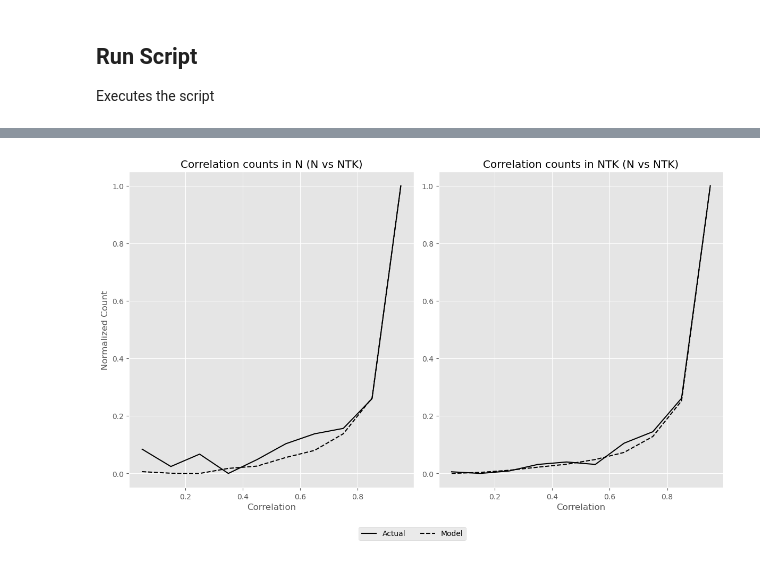
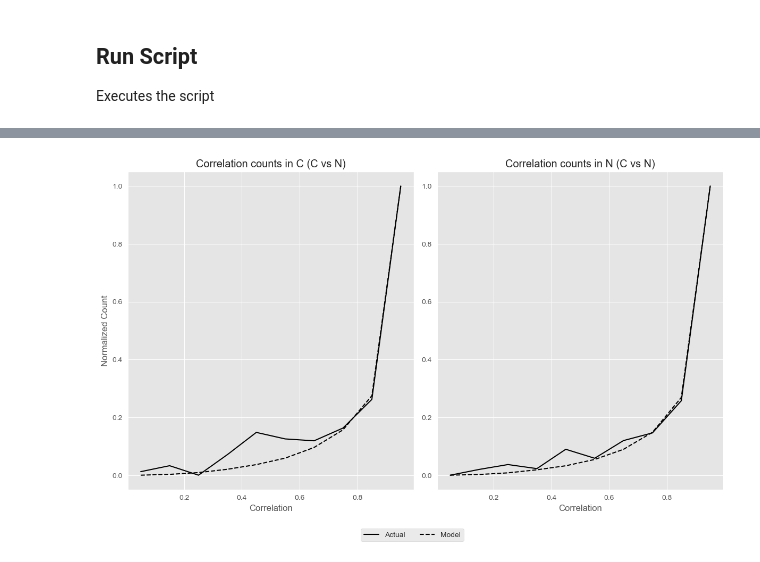
Before and after one commit to TheJaeger/RNAseq-Processing, a Jupyter notebook: mRNA-miRNA.ipynb, the cells around one changed output, grey strips where cells are left out. Cells and saved outputs as stored; diff of their text form; code cells hidden in the pictures.

Commit message:
Add data saving

```diff
--- a/mRNA-miRNA.ipynb
+++ b/mRNA-miRNA.ipynb
@@ -24,18 +24,19 @@ import matplotlib.pyplot as plt    # plotting
 
 Define paths to relevant CSV files
 # %%
-path_mirna_c1 = 'D:\\Datasets\\RNAS-Seq\\miRNA\\Correlations\\NvsNTK\\corr_miRNA_N.xlsx'
-path_mirna_c2 = 'D:\\Datasets\\RNAS-Seq\\miRNA\\Correlations\\NvsNTK\\corr_miRNA_NTK.xlsx'
-path_mrna_c = 'D:\\Datasets\\RNAS-Seq\\mRNA\\Generated_Data\\NvsNTK\\cr-NvsNTK.csv'
-path_target = 'D:\\Datasets\\RNAS-Seq\\miRNA\\Targets\\miRNA_Targets_NvsNTK.xlsx'
+path_mirna_c1 = 'D:\\Datasets\\RNAS-Seq\\miRNA\\Correlations\\CvsN\\corr_miRNA_C.xlsx'
+path_mirna_c2 = 'D:\\Datasets\\RNAS-Seq\\miRNA\\Correlations\\CvsN\\corr_miRNA_N.xlsx'
+path_mrna_c = 'D:\\Datasets\\RNAS-Seq\\mRNA\\Generated_Data\\CvsN\\cr-CvsN.csv'
+path_target = 'D:\\Datasets\\RNAS-Seq\\miRNA\\Targets\\miRNA_Targets_CvsN.xlsx'
 path_out = 'D:\\Datasets\\RNAS-Seq\\miRNA\\Plots'
 # %% [markdown]
 ## Define Fixed Variables
 
 Define variables that can be changed to control granularity of script.
 # %%
-labels = ['N', 'NTK']   # analysis being performed
+labels = ['C', 'N']   # analysis being performed
 bins = 10               # number of bins to use in plotting
+sns.set_style('darkgrid')
 # %% [markdown]
 ## Run Script
 
@@ -89,23 +130,40 @@ for i in range(len(e_mrna_c2)-1):
 m_mrna_c2 = np.array(m_mrna_c2)
 h_mrna_c2 = (h_mrna_c2 - np.min(h_mrna_c2)) / (np.max(h_mrna_c2) - np.min(h_mrna_c2))
 # %%
-fname = op.join(path_out, labels[0] + 'vs' + labels[1] + '.jpg')
+# Make plot
+fname = op.join(path_out, 'models_' + labels[0] + 'vs' + labels[1] + '.jpg')
 fig=plt.figure(figsize=(12,8), dpi= 100, facecolor='w', edgecolor='k')
 plt.style.use('ggplot')
 ax1 = plt.subplot(1,2,1, aspect='equal')
 plt.plot(m_mirna_c1, h_mirna_c1, 'k-', m_mrna_c1, h_mrna_c1, 'k--')
 plt.xlabel('Correlation')
 plt.ylabel('Normalized Count')
 plt.title('Correlation counts in {} ({} vs {})'.format(labels[0], labels[0], labels[1]))
 ax2 = plt.subplot(1,2,2, aspect='equal', sharex=ax1, sharey=ax1)
 plt.plot(m_mirna_c2, h_mirna_c2, 'k-', m_mrna_c2, h_mrna_c2, 'k--')
 plt.xlabel('Correlation')
 plt.title('Correlation counts in {} ({} vs {})'.format(labels[1], labels[0], labels[1]))
 fig.legend(['Actual', 'Model'], loc='lower center', ncol=2)
 plt.tight_layout()
 plt.savefig(fname, dpi=300)
+# Save plot data
+fname = op.join(path_out, 'models_' + labels[0] + 'vs' + labels[1] + '.csv')
+df_models = pd.DataFrame(
+    {
+        'miRNA_{}_x (actual)'.format(labels[0]): m_mirna_c1,
+        'miRNA_{}_y (actual)'.format(labels[0]): h_mirna_c1,
+        'mRNA_{}_x (model)'.format(labels[0]): m_mrna_c1,
+        'mRNA_{}_y (model)'.format(labels[0]): h_mrna_c1,
+        'miRNA_{}_x (actual)'.format(labels[1]): m_mirna_c2,
+        'miRNA_{}_y (actual)'.format(labels[1]): h_mirna_c2,
+        'mRNA_{}_x (model)'.format(labels[1]): m_mrna_c2,
+        'mRNA_{}_y (model)'.format(labels[1]): h_mrna_c2
+    }
+)
+df_models.index.name = 'Bin #'
+df_models.to_csv(fname)
 # %% [output]
-[figure, old version]
+[figure, new version]
 # %%
 x = np.linspace(0,1,1000)
 h_mirna_c1 = savgol_filter(np.interp(x, m_mirna_c1, h_mirna_c1), 201, 2)
```
Also changed, not shown: parts of 3 cells of this notebook.
